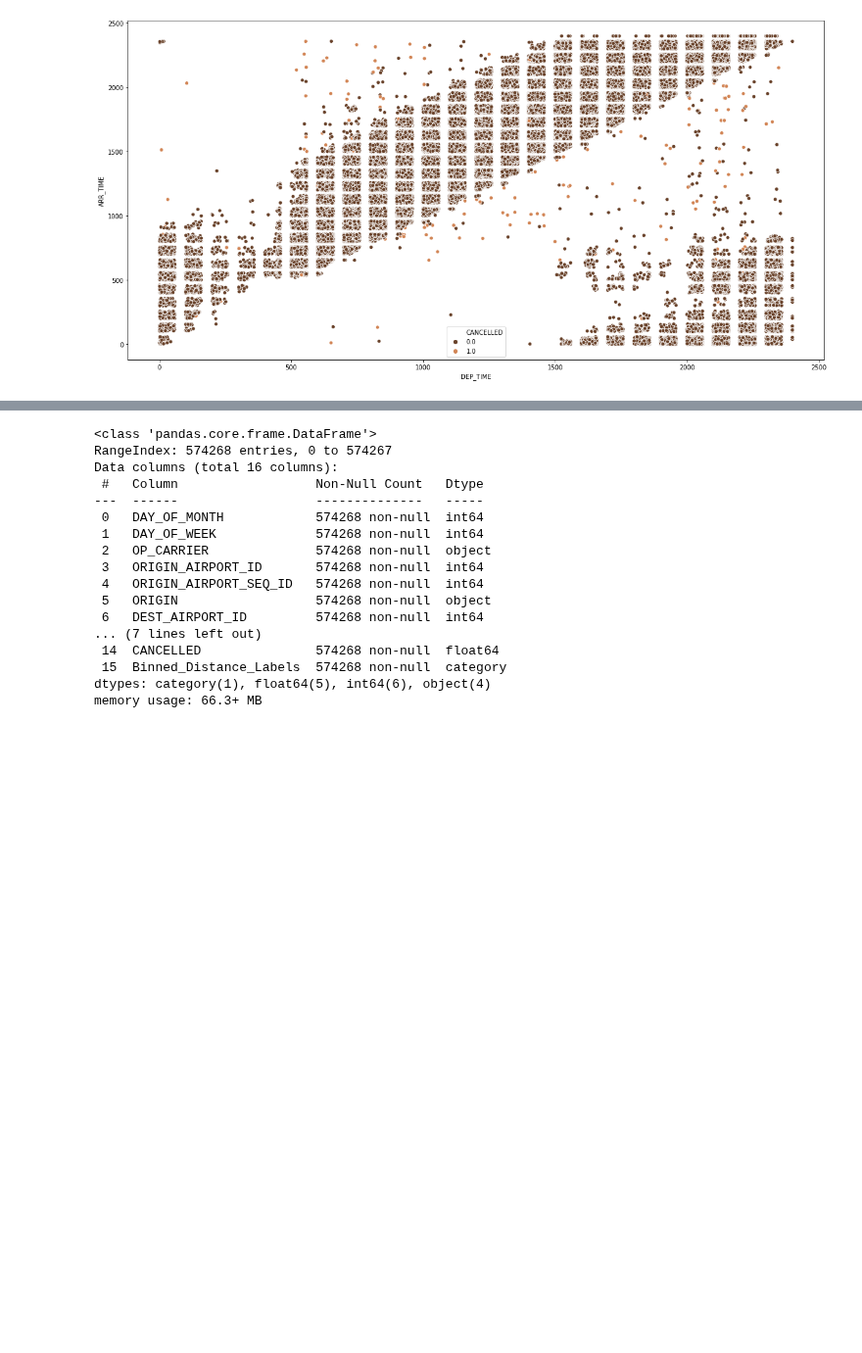
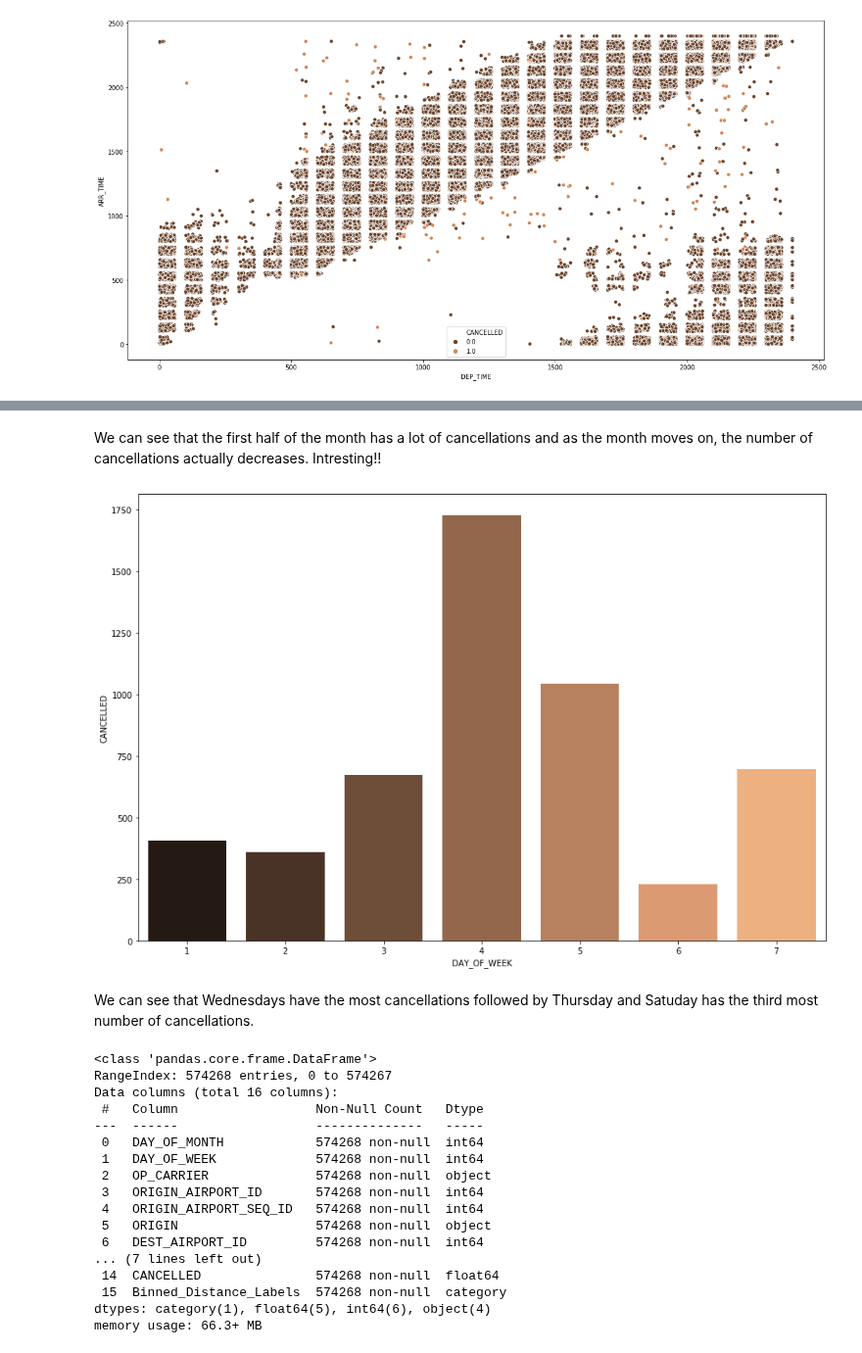
Before and after one commit to vardhanselvaraj/February-Flight-Cancellation-Prediction, a Jupyter notebook: Flight Delay Prediction.ipynb, the cells around one changed output, grey strips where cells are left out. Shown at 98% size. Saved outputs shown, nothing was run; the diff lists cells and outputs as text; code cells hidden in the pictures; blank space fills up the shorter version.

```diff
--- a/Flight Delay Prediction.ipynb
+++ b/Flight Delay Prediction.ipynb
@@ -194,3 +201,14 @@ sns.scatterplot(x = 'DEP_TIME', y = 'ARR_TIME', hue = 'CANCELLED', data = df1,
+# %% [markdown]
+We can see that the first half of the month has a lot of cancellations and as the month moves on, the number of cancellations actually decreases. Intresting!!
+# %%
+df6 = df1[['DAY_OF_WEEK','CANCELLED']].loc[df1['CANCELLED']==1].groupby('DAY_OF_WEEK').count().reset_index()
+fig = plt.subplots(figsize = (15,10))
+sns.barplot(x = 'DAY_OF_WEEK', y = 'CANCELLED', data = df6 , palette = 'copper')
+plt.show()
+# %% [output]
+[figure, added]
+# %% [markdown]
+We can see that Wednesdays have the most cancellations followed by Thursday and Satuday has the third most number of cancellations.
 # %%
 # Let's see how our columns look like
 df1.info()
```
Also changed, not shown: parts of 4 cells of this notebook.
